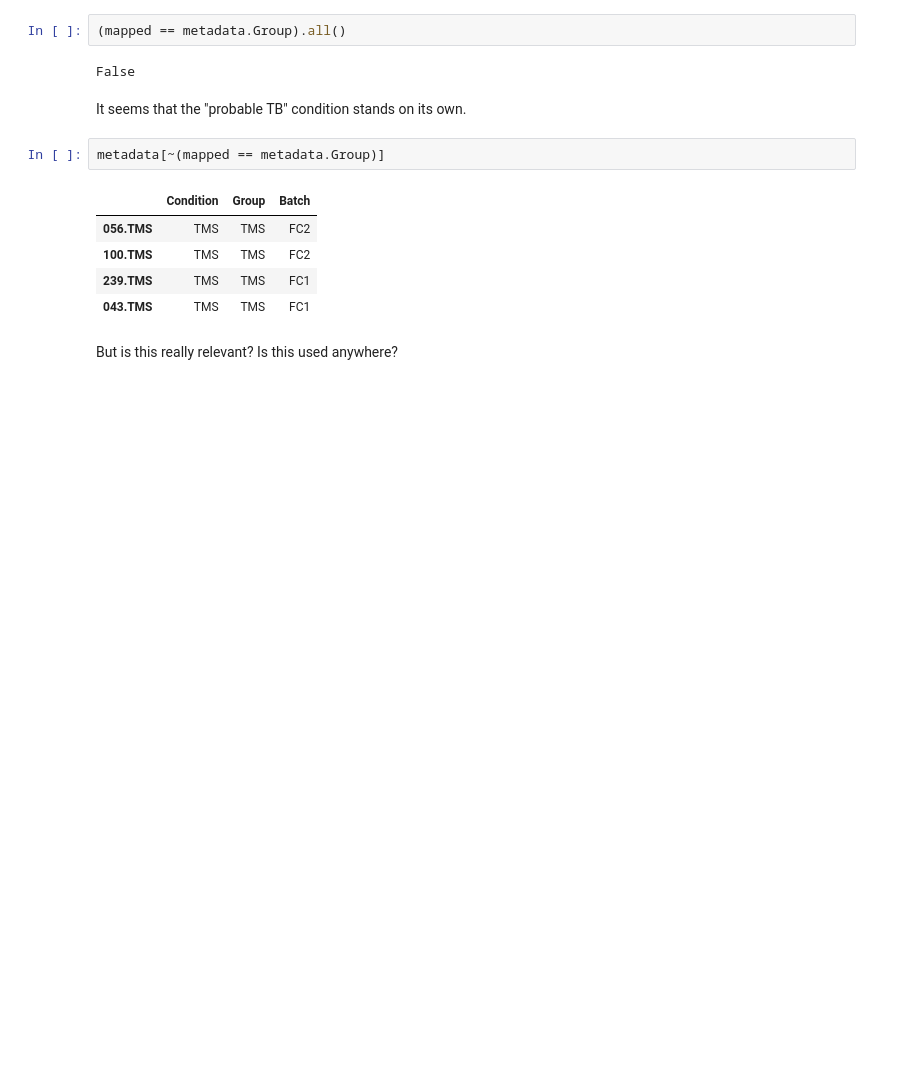
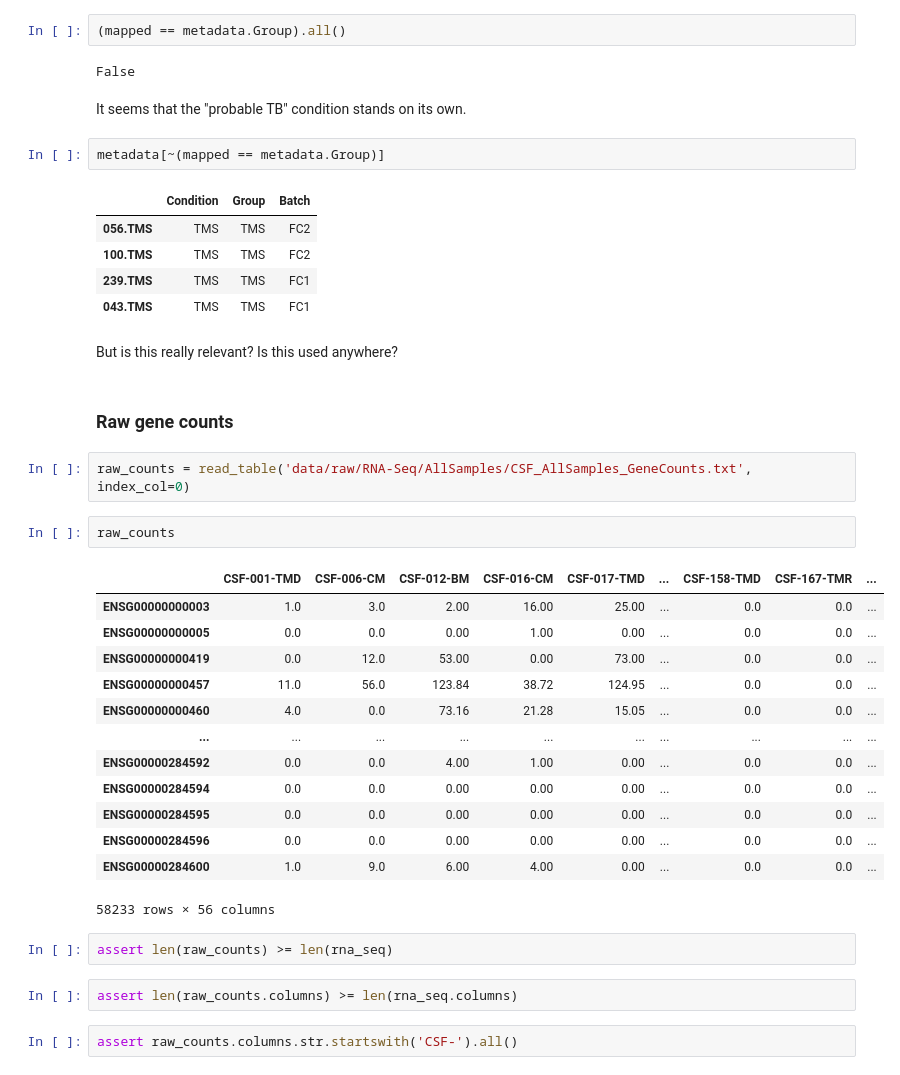
Before and after one commit to krassowski/meningitis-integration, a Jupyter notebook: exploration/rna/Data_extraction.ipynb, the cells around one changed output. Drawn from its saved outputs; the diff is of its cells as text; blank space fills up the shorter version.

Commit message:
Add counts extraction and remove unused dependencies

```diff
--- a/exploration/rna/Data_extraction.ipynb
+++ b/exploration/rna/Data_extraction.ipynb
@@ -590,3 +592,29 @@ metadata[~(mapped == metadata.Group)]
 | 043.TMS | TMS | TMS | FC1 |
 # %% [markdown]
 But is this really relevant? Is this used anywhere?
+# %% [markdown]
+### Raw gene counts
+# %%
+raw_counts = read_table('data/raw/RNA-Seq/AllSamples/CSF_AllSamples_GeneCounts.txt', index_col=0)
+# %%
+raw_counts
+# %% [output]
+|  | CSF-001-TMD | CSF-006-CM | CSF-012-BM | CSF-016-CM | CSF-017-TMD | ... | CSF-158-TMD | CSF-167-TMR | ... |
+| ENSG00000000003 | 1.0 | 3.0 | 2.00 | 16.00 | 25.00 | ... | 0.0 | 0.0 | ... |
+| ENSG00000000005 | 0.0 | 0.0 | 0.00 | 1.00 | 0.00 | ... | 0.0 | 0.0 | ... |
+| ENSG00000000419 | 0.0 | 12.0 | 53.00 | 0.00 | 73.00 | ... | 0.0 | 0.0 | ... |
+| ENSG00000000457 | 11.0 | 56.0 | 123.84 | 38.72 | 124.95 | ... | 0.0 | 0.0 | ... |
+| ENSG00000000460 | 4.0 | 0.0 | 73.16 | 21.28 | 15.05 | ... | 0.0 | 0.0 | ... |
+| ... | ... | ... | ... | ... | ... | ... | ... | ... | ... |
+| ENSG00000284592 | 0.0 | 0.0 | 4.00 | 1.00 | 0.00 | ... | 0.0 | 0.0 | ... |
+| ENSG00000284594 | 0.0 | 0.0 | 0.00 | 0.00 | 0.00 | ... | 0.0 | 0.0 | ... |
+| ENSG00000284595 | 0.0 | 0.0 | 0.00 | 0.00 | 0.00 | ... | 0.0 | 0.0 | ... |
+| ENSG00000284596 | 0.0 | 0.0 | 0.00 | 0.00 | 0.00 | ... | 0.0 | 0.0 | ... |
+| ENSG00000284600 | 1.0 | 9.0 | 6.00 | 4.00 | 0.00 | ... | 0.0 | 0.0 | ... |
+58233 rows × 56 columns
+# %%
+assert len(raw_counts) >= len(rna_seq)
+# %%
+assert len(raw_counts.columns) >= len(rna_seq.columns)
+# %%
+assert raw_counts.columns.str.startswith('CSF-').all()
```
Also changed, not shown: parts of 9 cells of this notebook, 1 other file.
